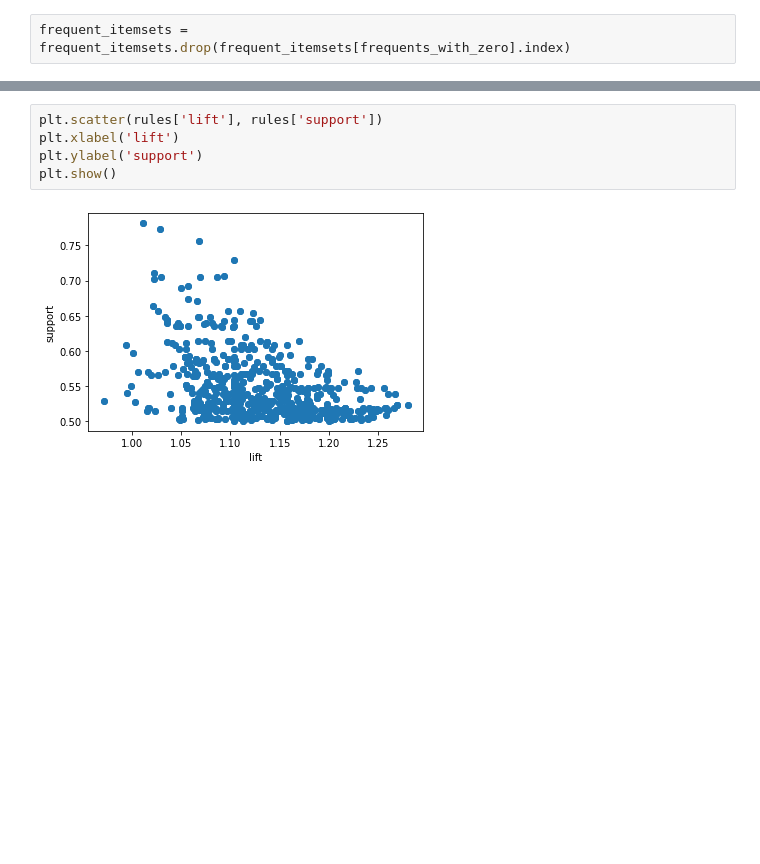
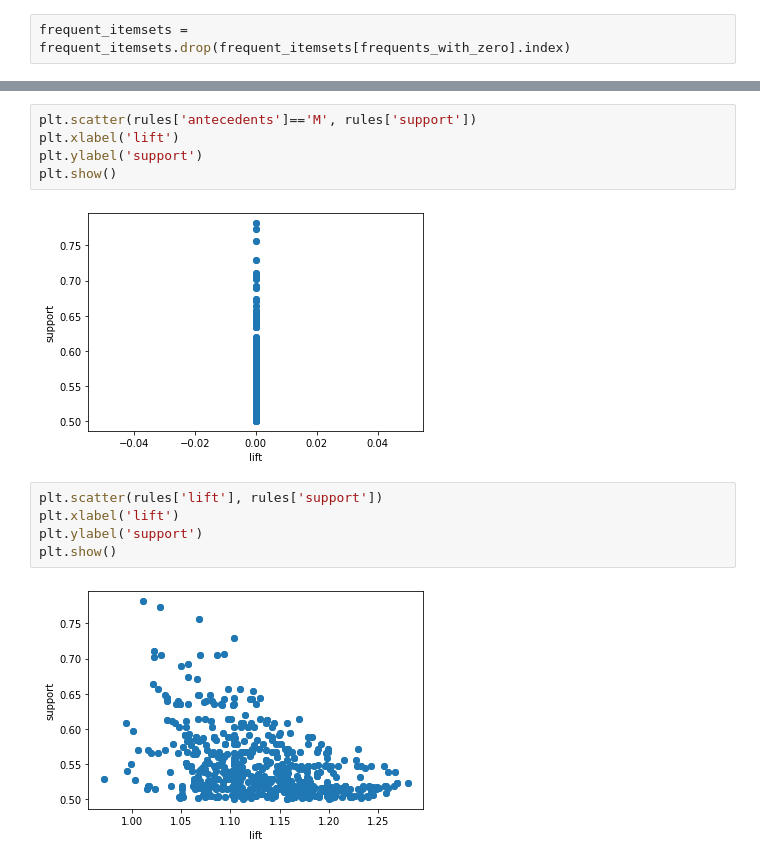
Before and after one commit to patriciamediavilla/L2, a Jupyter notebook: L2P1.ipynb, the cells around one changed output, grey strips where cells are left out. Cells and saved outputs as stored; diff of their text form; blank space fills up the shorter version.

```diff
--- a/L2P1.ipynb
+++ b/L2P1.ipynb
@@ -565,3 +540,10 @@ Vale, hay un apartado que pide representar gráficamente las reglas:
+# %%
+plt.scatter(rules['antecedents']=='M', rules['support'])
+plt.xlabel('lift')
+plt.ylabel('support')
+plt.show()
+# %% [output]
+[figure, added]
 # %%
 plt.scatter(rules['lift'], rules['support'])
 plt.xlabel('lift')
```
Also changed, not shown: parts of 37 cells of this notebook.
